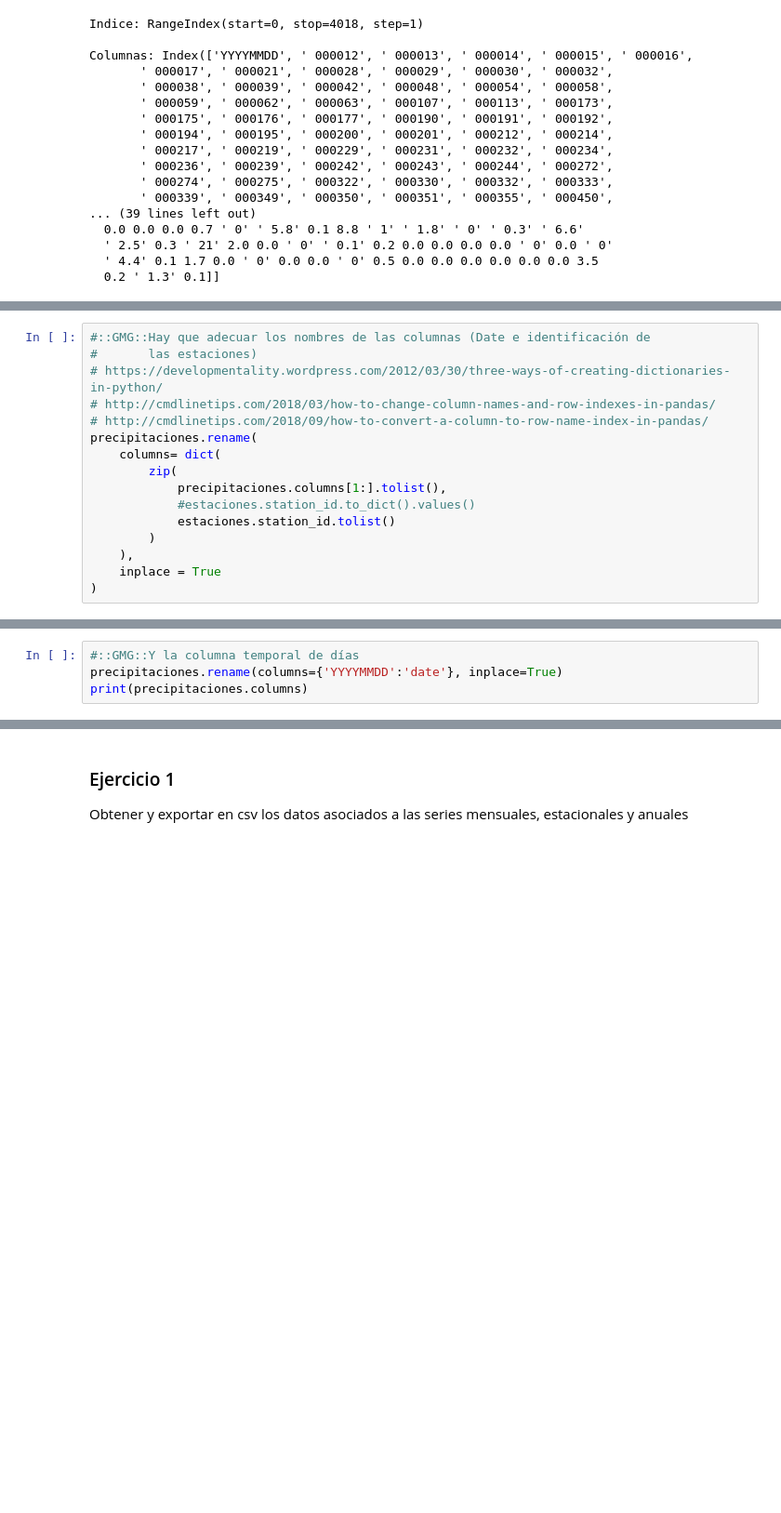
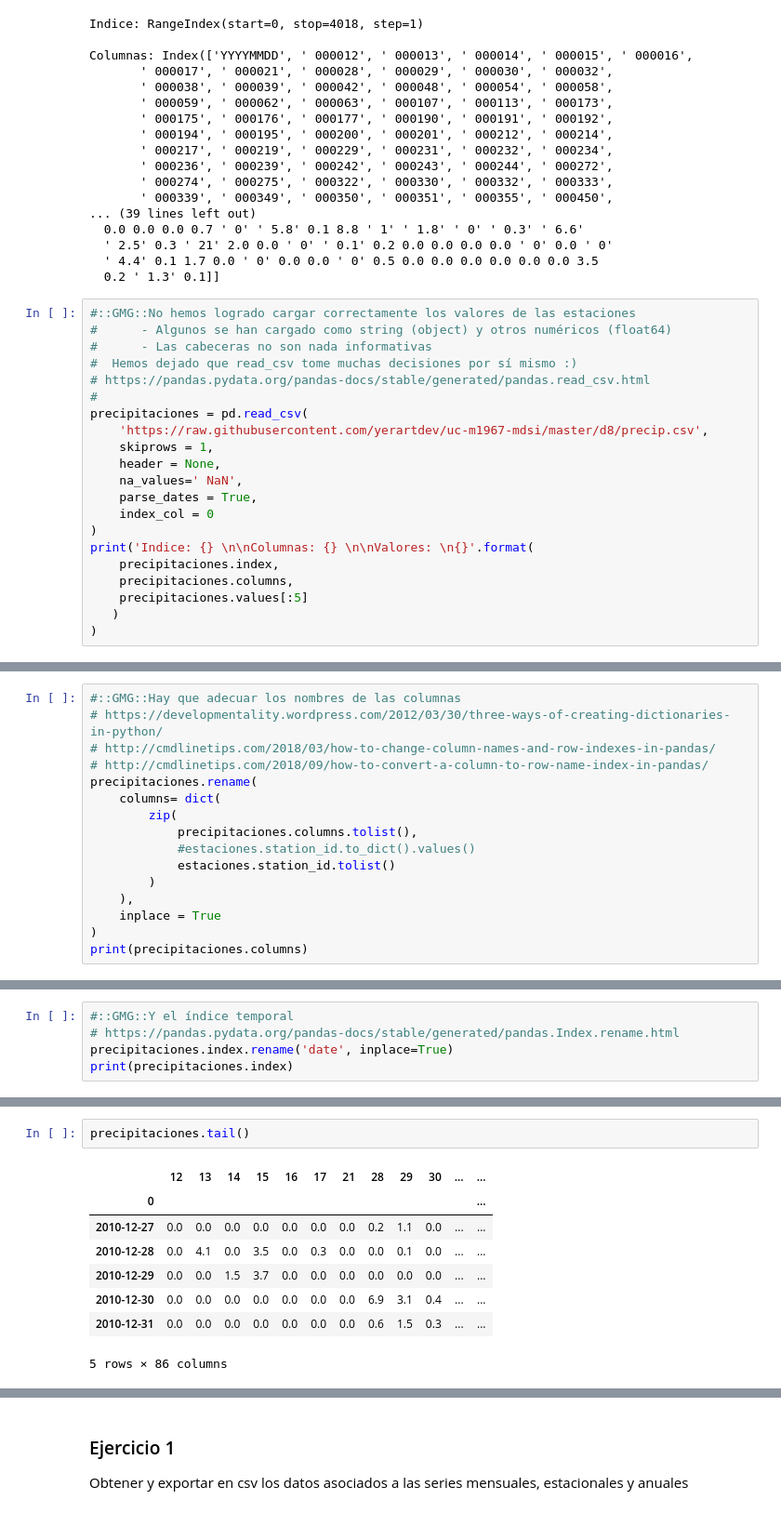
Before and after one commit to yerartdev/uc-m1967-mdsi, a Jupyter notebook: d8/TareaPandas.ipynb, the cells around one changed output, grey strips where cells are left out. Shown at 93% size. Saved outputs shown, nothing was run; the diff lists cells and outputs as text; blank space fills up the shorter version.

```diff
--- a/d8/TareaPandas.ipynb
+++ b/d8/TareaPandas.ipynb
@@ -714,3 +777,24 @@ Columnas: Index(['YYYYMMDD', ' 000012', ' 000013', ' 000014', ' 000015', ' 00001
   ' 2.5' 0.3 ' 21' 2.0 0.0 ' 0' ' 0.1' 0.2 0.0 0.0 0.0 0.0 ' 0' 0.0 ' 0'
   ' 4.4' 0.1 1.7 0.0 ' 0' 0.0 0.0 ' 0' 0.5 0.0 0.0 0.0 0.0 0.0 0.0 3.5
   0.2 ' 1.3' 0.1]]
+# %%
+#::GMG::No hemos logrado cargar correctamente los valores de las estaciones
+#      - Algunos se han cargado como string (object) y otros numéricos (float64)
+#      - Las cabeceras no son nada informativas
+#  Hemos dejado que read_csv tome muchas decisiones por sí mismo :)
+# https://pandas.pydata.org/pandas-docs/stable/generated/pandas.read_csv.html
+#
+precipitaciones = pd.read_csv(
+    'https://raw.githubusercontent.com/yerartdev/uc-m1967-mdsi/master/d8/precip.csv',
+    skiprows = 1,
+    header = None,
+    na_values=' NaN',
+    parse_dates = True,
+    index_col = 0
+)
+print('Indice: {} \n\nColumnas: {} \n\nValores: \n{}'.format(
+    precipitaciones.index,
+    precipitaciones.columns,
+    precipitaciones.values[:5]
+   )
+)
@@ -717,16 +819,16 @@ Columnas: Index(['YYYYMMDD', ' 000012', ' 000013', ' 000014', ' 000015', ' 00001
 # %%
-#::GMG::Hay que adecuar los nombres de las columnas (Date e identificación de
-#       las estaciones)
+#::GMG::Hay que adecuar los nombres de las columnas
 # https://developmentality.wordpress.com/2012/03/30/three-ways-of-creating-dictionaries-in-python/
 # http://cmdlinetips.com/2018/03/how-to-change-column-names-and-row-indexes-in-pandas/
 # http://cmdlinetips.com/2018/09/how-to-convert-a-column-to-row-name-index-in-pandas/
 precipitaciones.rename(
     columns= dict(
         zip(
-            precipitaciones.columns[1:].tolist(),
+            precipitaciones.columns.tolist(),
             #estaciones.station_id.to_dict().values()
             estaciones.station_id.tolist()
         )
     ),
     inplace = True
 )
+print(precipitaciones.columns)
@@ -733,5 +845,6 @@ precipitaciones.rename(
 # %%
-#::GMG::Y la columna temporal de días
-precipitaciones.rename(columns={'YYYYMMDD':'date'}, inplace=True)
-print(precipitaciones.columns)
+#::GMG::Y el índice temporal
+# https://pandas.pydata.org/pandas-docs/stable/generated/pandas.Index.rename.html
+precipitaciones.index.rename('date', inplace=True)
+print(precipitaciones.index)
 # %% [output]
@@ -760,3 +870,14 @@ precipitaciones.head()
+# %%
+precipitaciones.tail()
+# %% [output]
+|  | 12 | 13 | 14 | 15 | 16 | 17 | 21 | 28 | 29 | 30 | ... | ... |
+| 0 |  |  |  |  |  |  |  |  |  |  |  | ... |
+| 2010-12-27 | 0.0 | 0.0 | 0.0 | 0.0 | 0.0 | 0.0 | 0.0 | 0.2 | 1.1 | 0.0 | ... | ... |
+| 2010-12-28 | 0.0 | 4.1 | 0.0 | 3.5 | 0.0 | 0.3 | 0.0 | 0.0 | 0.1 | 0.0 | ... | ... |
+| 2010-12-29 | 0.0 | 0.0 | 1.5 | 3.7 | 0.0 | 0.0 | 0.0 | 0.0 | 0.0 | 0.0 | ... | ... |
+| 2010-12-30 | 0.0 | 0.0 | 0.0 | 0.0 | 0.0 | 0.0 | 0.0 | 6.9 | 3.1 | 0.4 | ... | ... |
+| 2010-12-31 | 0.0 | 0.0 | 0.0 | 0.0 | 0.0 | 0.0 | 0.0 | 0.6 | 1.5 | 0.3 | ... | ... |
+5 rows × 86 columns
 # %%
 #::GMG::Una idea del tamaño del dataset que tenemos entre manos
 precipitaciones.shape
```
Also changed, not shown: parts of 33 cells of this notebook.
